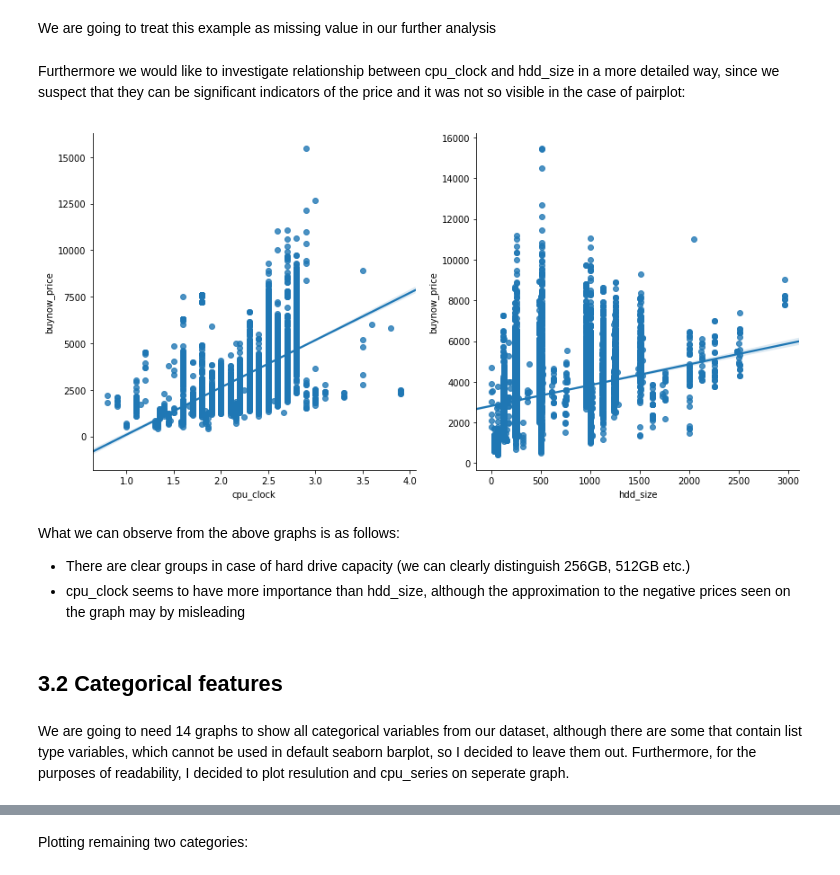
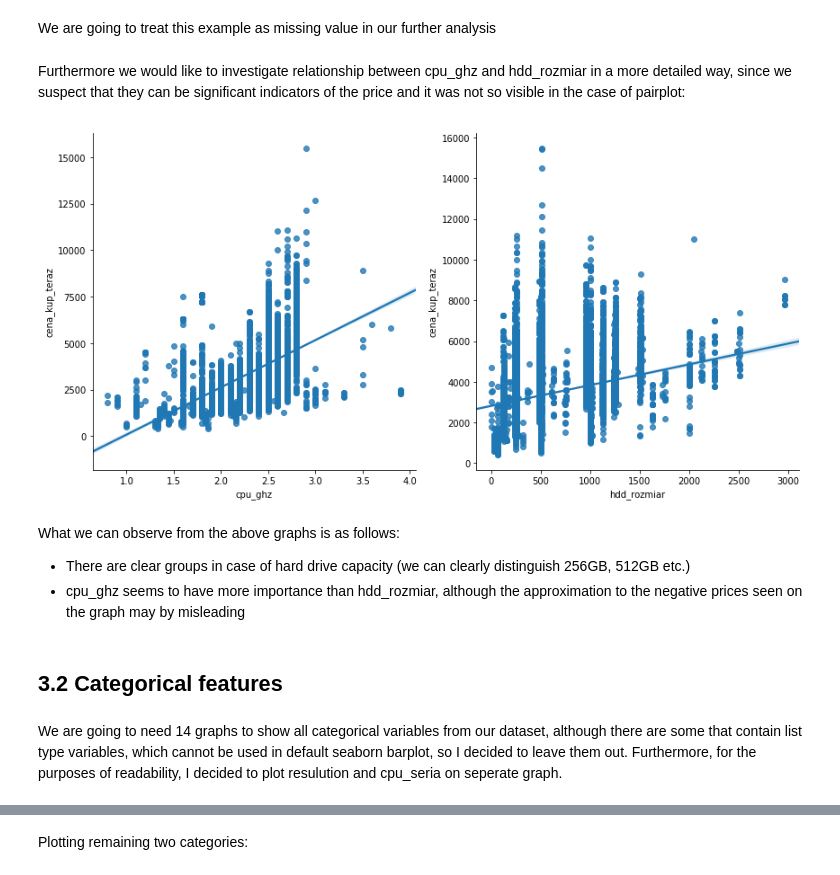
Before and after one commit to freefeynman123/laptop_price, a Jupyter notebook: laptop_price.ipynb, the cells around one changed output, grey strips where cells are left out. Saved outputs shown, nothing was run; the diff lists cells and outputs as text; code cells hidden in the pictures.

```diff
--- a/laptop_price.ipynb
+++ b/laptop_price.ipynb
@@ -81,7 +81,7 @@ Importing data from unpacked zip file.
 # %%
 dataset = pd.read_json("dane_do_wyslania/public-dataset.json")
 dataset_test = pd.read_json("dane_do_wyslania/hidden-Xs.json")
-with open('names.json', 'r') as file:
+with open('names_polish.json', 'r') as file:
     names = json.load(file)
 dataset.columns
 # %% [output]
@@ -241,5 +249,5 @@ https://www.x-kom.pl/p/250711-notebook-laptop-173-dell-inspiron-5758-i7-5500-8gb
 
 one can see that it's actually 1TB hard drive, so I'm going to assume that this case is similar to the one presented here and assign 1TB value.
 # %%
-dataset.loc[dataset.loc[:, 'hdd_size'] > 5e3, 'hdd_size'] = 1e3
+dataset.loc[dataset.loc[:, 'hdd_rozmiar'] > 5e3, 'hdd_rozmiar'] = 1e3
 # %% [markdown]
@@ -252,27 +260,27 @@ dataset.loc[dataset.loc[:, 'cpu_clock'] == 0, :]
 # %% [markdown]
 We are going to treat this example as missing value in our further analysis
 # %%
-dataset.loc[dataset.loc[:, 'cpu_clock'] == 0, 'cpu_clock'] = None
+dataset.loc[dataset.loc[:, 'cpu_ghz'] == 0, 'cpu_ghz'] = None
 # %% [markdown]
-Furthermore we would like to investigate relationship between cpu_clock and hdd_size in a more detailed way, since we suspect that they can be significant indicators of the price and it was not so visible in the case of pairplot:
+Furthermore we would like to investigate relationship between cpu_ghz and hdd_rozmiar in a more detailed way, since we suspect that they can be significant indicators of the price and it was not so visible in the case of pairplot:
 # %%
 multipleplots(
               data=dataset,
-              x=['cpu_clock', 'hdd_size'],
-              y='buynow_price',
+              x=['cpu_ghz', 'hdd_rozmiar'],
+              y='cena_kup_teraz',
               nrows=1,
               ncols=2,
               figsize=(12, 6),
               plot_type='regplot'
 )
 sns.despine()
 plt.tight_layout()
 # %% [output]
-[figure, old version]
+[figure, new version]
 # %% [markdown]
 What we can observe from the above graphs is as follows:
 * There are clear groups in case of hard drive capacity (we can clearly distinguish 256GB, 512GB etc.)
-* cpu_clock seems to have more importance than hdd_size, although the approximation to the negative prices seen on the graph may by misleading
+* cpu_ghz seems to have more importance than hdd_rozmiar, although the approximation to the negative prices seen on the graph may by misleading
 # %% [markdown]
 ## 3.2 Categorical features <a name='categorical'></a>
 # %%
@@ -281,3 +289,3 @@ list_features = ['multimedia', 'communication', 'os', 'control']
 # %% [markdown]
-We are going to need 14 graphs to show all categorical variables from our dataset, although there are some that contain list type variables, which cannot be used in default seaborn barplot, so I decided to leave them out. Furthermore, for the purposes of readability, I decided to plot resulution and cpu_series on seperate graph.
+We are going to need 14 graphs to show all categorical variables from our dataset, although there are some that contain list type variables, which cannot be used in default seaborn barplot, so I decided to leave them out. Furthermore, for the purposes of readability, I decided to plot resulution and cpu_seria on seperate graph.
 # %%
```
Also changed, not shown: parts of 62 cells of this notebook, 10 other files.
